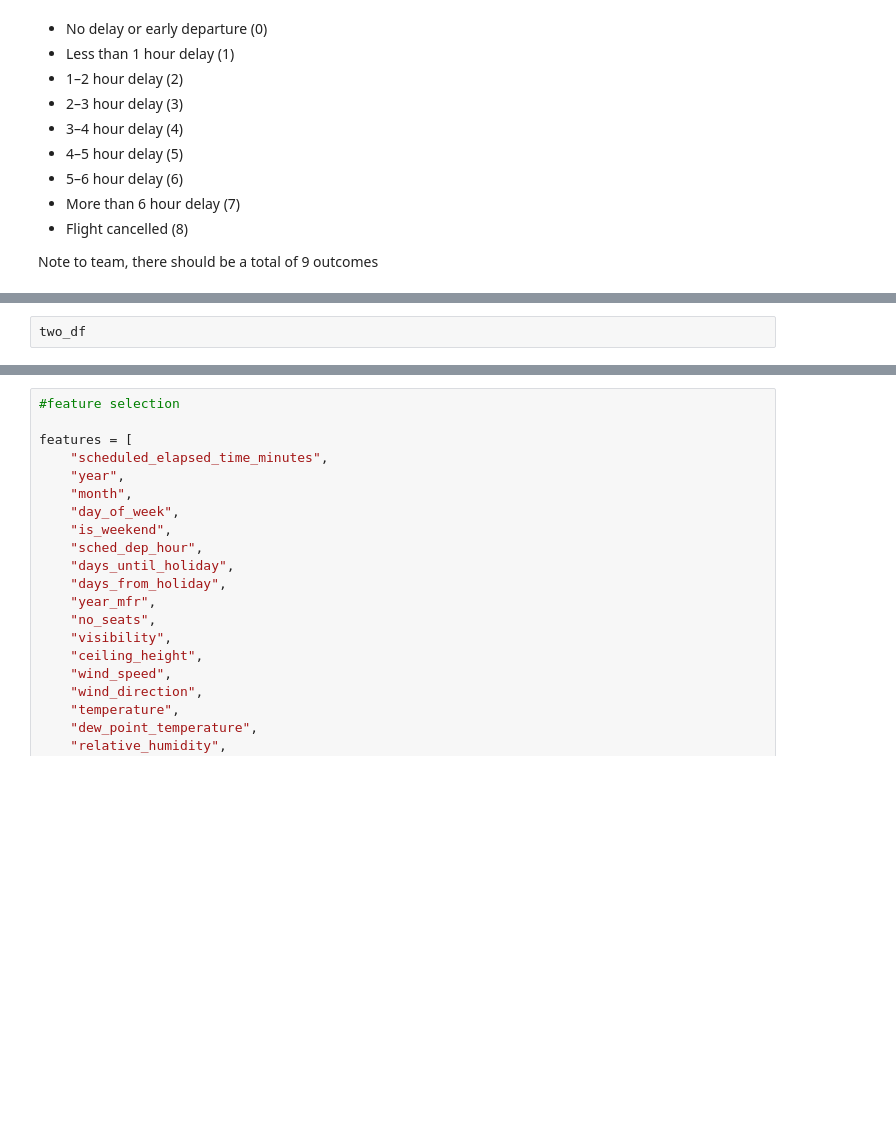
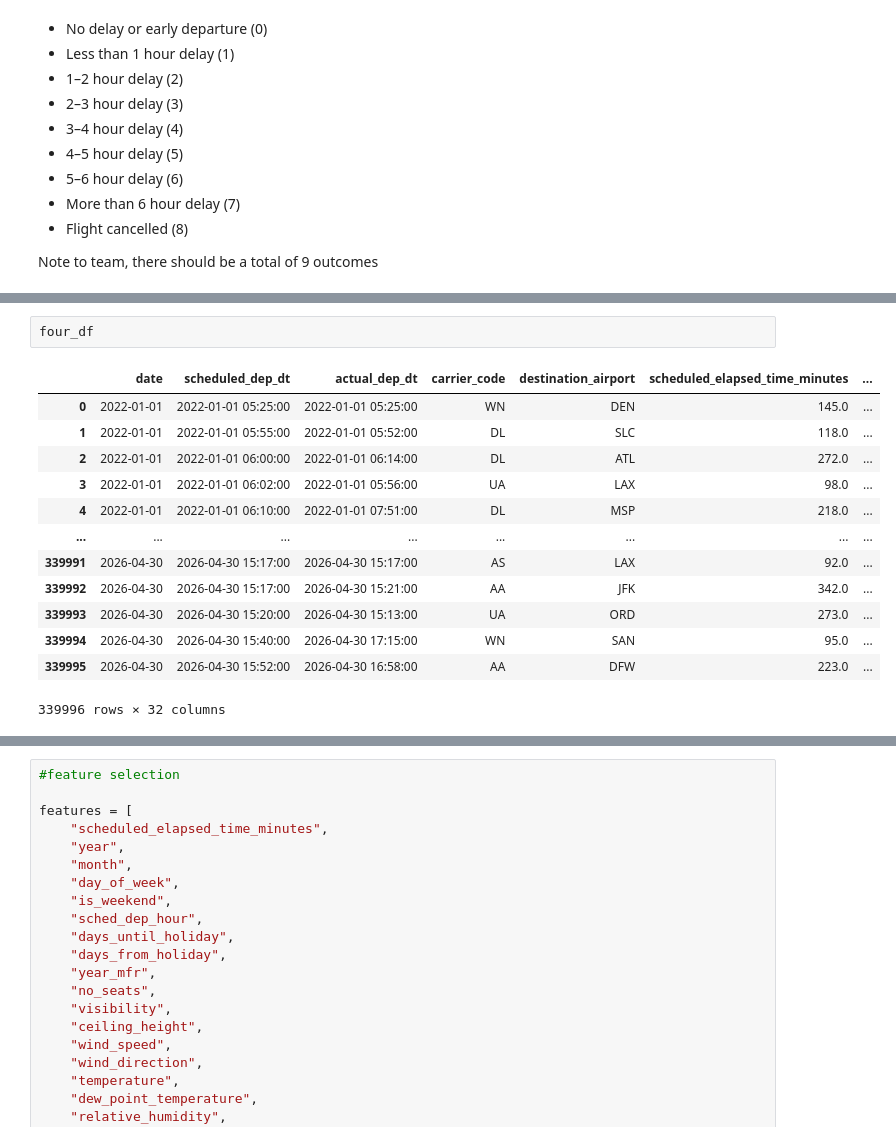
Before and after one commit to UC-Berkeley-I-School/207-Summer26-FinalProject-MLModel, a Jupyter notebook: Baseline_Model/4hr_1hr_baseline_YvonneChook.ipynb, the cells around one changed output, grey strips where cells are left out. Cells and saved outputs as stored; diff of their text form; blank space fills up the shorter version.

```diff
--- a/Baseline_Model/4hr_1hr_baseline_YvonneChook.ipynb
+++ b/Baseline_Model/4hr_1hr_baseline_YvonneChook.ipynb
@@ -40,4 +42,18 @@ four_df["outcome"].unique()
 # %%
-two_df
+four_df
+# %% [output]
+|  | date | scheduled_dep_dt | actual_dep_dt | carrier_code | destination_airport | scheduled_elapsed_time_minutes | ... |
+| 0 | 2022-01-01 | 2022-01-01 05:25:00 | 2022-01-01 05:25:00 | WN | DEN | 145.0 | ... |
+| 1 | 2022-01-01 | 2022-01-01 05:55:00 | 2022-01-01 05:52:00 | DL | SLC | 118.0 | ... |
+| 2 | 2022-01-01 | 2022-01-01 06:00:00 | 2022-01-01 06:14:00 | DL | ATL | 272.0 | ... |
+| 3 | 2022-01-01 | 2022-01-01 06:02:00 | 2022-01-01 05:56:00 | UA | LAX | 98.0 | ... |
+| 4 | 2022-01-01 | 2022-01-01 06:10:00 | 2022-01-01 07:51:00 | DL | MSP | 218.0 | ... |
+| ... | ... | ... | ... | ... | ... | ... | ... |
+| 339991 | 2026-04-30 | 2026-04-30 15:17:00 | 2026-04-30 15:17:00 | AS | LAX | 92.0 | ... |
+| 339992 | 2026-04-30 | 2026-04-30 15:17:00 | 2026-04-30 15:21:00 | AA | JFK | 342.0 | ... |
+| 339993 | 2026-04-30 | 2026-04-30 15:20:00 | 2026-04-30 15:13:00 | UA | ORD | 273.0 | ... |
+| 339994 | 2026-04-30 | 2026-04-30 15:40:00 | 2026-04-30 17:15:00 | WN | SAN | 95.0 | ... |
+| 339995 | 2026-04-30 | 2026-04-30 15:52:00 | 2026-04-30 16:58:00 | AA | DFW | 223.0 | ... |
+339996 rows × 32 columns
 # %%
 one_df
```
Also changed, not shown: parts of 7 cells of this notebook.
